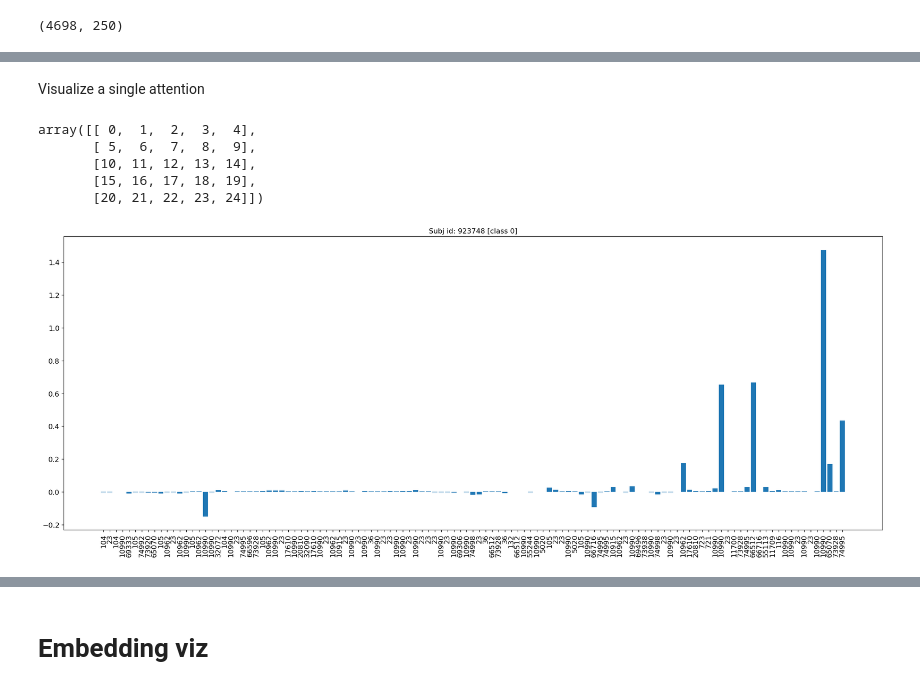
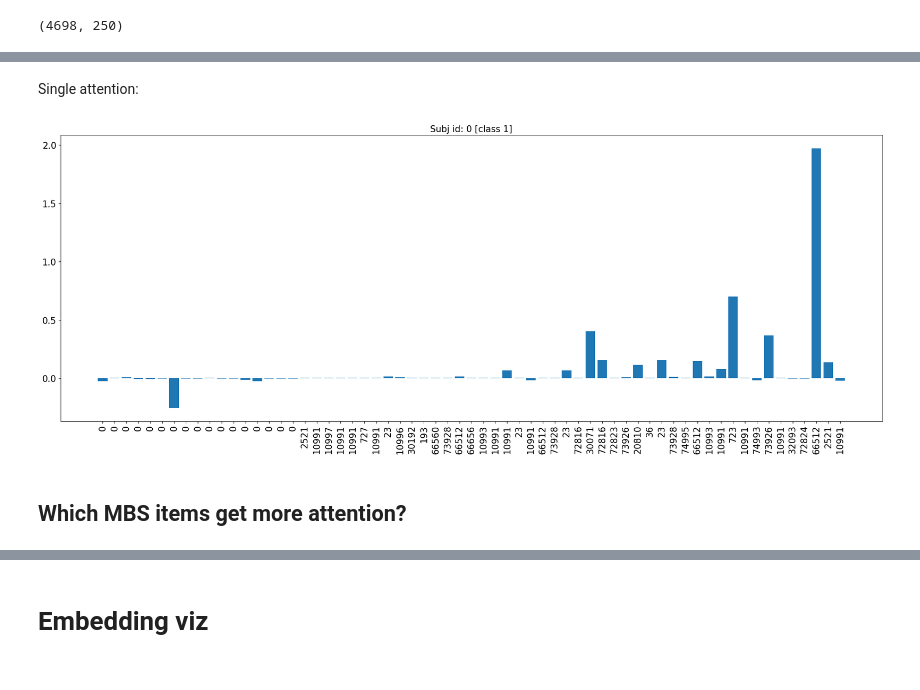
Before and after one commit to samuelefiorini/tangle, a Jupyter notebook: notebooks/embeddings/attention_viz.ipynb, the cells around one changed output, grey strips where cells are left out. Cells and saved outputs as stored; diff of their text form; code cells hidden in the pictures.

```diff
--- a/notebooks/embeddings/attention_viz.ipynb
+++ b/notebooks/embeddings/attention_viz.ipynb
@@ -22,7 +19,7 @@ reload(utils);
 labelsfile = '../../tmp/1_METONLY_vs_METX/matched_CEM_table.csv'
 datafile = '../../tmp/item_days_raw_data_.pkl'
 dataset = utils.load_data_labels(datafile, labelsfile)
-padded_mbs_seq, padded_timestamp_seq, _ = utils.tokenize(dataset)
+padded_mbs_seq, padded_timestamp_seq, tokenizer = utils.tokenize(dataset)
 maxlen = padded_mbs_seq.shape[1]
 
 # Split in training, validation, test sets
@@ -43,3 +40,7 @@ dataset.head()
 # %%
 # x = tr_set[0][0]
 # t = tr_set[0][1].squeeze()
+# %%
+# Build an inverse word map
+word_map = {tokenizer.word_index[k]: k for k in tokenizer.word_index.keys()}
+word_map[0] = 0
@@ -94,15 +110,19 @@ pos = np.where(D[1] == 1)[0]
 # %%
-def zero_to_nan(row, eps=1e-3):
-    return [float('nan') if np.abs(x)<eps else x for x in row]
+def zero_to_nan(row, p=75):
+    out = np.array(row)
+    _idx = np.where(np.abs(row) < np.percentile(np.abs(row), p))[0]
+    out[_idx] = float('nan')
+    return out
+
 
 xaxis = np.arange(avg_omega.shape[1])
 
-plt.figure()
+plt.figure(figsize=(14, 8))
 plt.subplot(2,1,1)
 for i in pos[:100]:
     plt.plot(xaxis, zero_to_nan(c[i, :].T), '.', color='C1')
 plt.plot(xaxis, np.zeros_like(xaxis), '--', color='k', linewidth=0.5)
-plt.xlim([150, 250])
+# plt.xlim([150, 250])
 plt.ylim([-6, 6])
 plt.title('positive samples')
 
@@ -110,7 +130,7 @@ plt.subplot(2,1,2)
 for i in neg[:100]:
     plt.plot(xaxis, zero_to_nan(c[i, :].T), '.', color='C2')
 plt.plot(xaxis, np.zeros_like(xaxis), '--', color='k', linewidth=0.5)
-plt.xlim([150, 250])
+# plt.xlim([150, 250])
 plt.ylim([-6, 6])
 plt.title('negative samples')
 
@@ -120,47 +140,30 @@ plt.tight_layout();
-# %% [markdown]
-Visualize a single attention
-# %%
-np.arange(25).reshape(5, 5)
-# %% [output]
-array([[ 0,  1,  2,  3,  4],
-       [ 5,  6,  7,  8,  9],
-       [10, 11, 12, 13, 14],
-       [15, 16, 17, 18, 19],
-       [20, 21, 22, 23, 24]])
+# %% [markdown]
+Single attention:
 # %%
 import seaborn as sns
 
 def attention_viz(i):
     # Load the mbs sequence from the dataset
-    mbs_seq = np.array(dataset.loc[i, 'mbs_seq'].split(' '))
-    if len(mbs_seq) > maxlen: mbs_seq = mbs_seq[-maxlen:]
+    tokenized_seq = D[0][0][i]
+    mbs_seq = np.array([word_map[tk] for tk in tokenized_seq])
 
-    # Get the attention converting pandas index to positional index
-    loc2iloc = np.where(dataset.index == i)[0]
-    attention = c[loc2iloc].squeeze()
+    # Retrieve the corresponding attention vector
+    attention = c[i].squeeze()
 
-    # Define padded suquence as ticks
-    p_seq = np.zeros(maxlen, dtype=int)
-    p_seq[-len(mbs_seq):] = mbs_seq
-
-    # Filter out small attention
-    _idx = np.where(np.abs(attention) > 1e-3)[0]
+    # Filter out small attentions
+    _idx = np.where(np.abs(attention) >= np.percentile(np.abs(attention), 75))[0]
     axis = np.arange(len(_idx))
 
-#     plt.subplot(211)
-#     df = pd.DataFrame(attention.reshape(25, 10))
-#     sns.heatmap(df, annot=p_seq.reshape(25, 10), annot_kws={"fontsize": 12}, fmt='5d',
-#                 cmap=sns.color_palette("coolwarm", 7))
-
-#     plt.subplot(212)
     plt.bar(axis, attention[_idx])
-    plt.xticks(axis, p_seq[_idx], rotation='vertical', fontsize=12)
-    plt.yticks(fontsize=12)
-    plt.title('Subj id: {} [class {}]'.format(i, dataset.loc[i, 'Class']), fontsize=12)
+    plt.xticks(axis, mbs_seq[_idx], rotation='vertical', fontsize=15)
+    plt.yticks(fontsize=15)
+    plt.title('Subj id: {} [class {}]'.format(i, D[1][i]), fontsize=15)
     plt.tight_layout();
 
 
 plt.figure(dpi=100, figsize=(20, 8))
-attention_viz(dataset.index[1])
+attention_viz(0)
 # %% [output]
-[figure, old version]
+[figure, new version]
+# %% [markdown]
+## Which MBS items get more attention?
```
Also changed, not shown: parts of 8 cells of this notebook, 4 other files.
